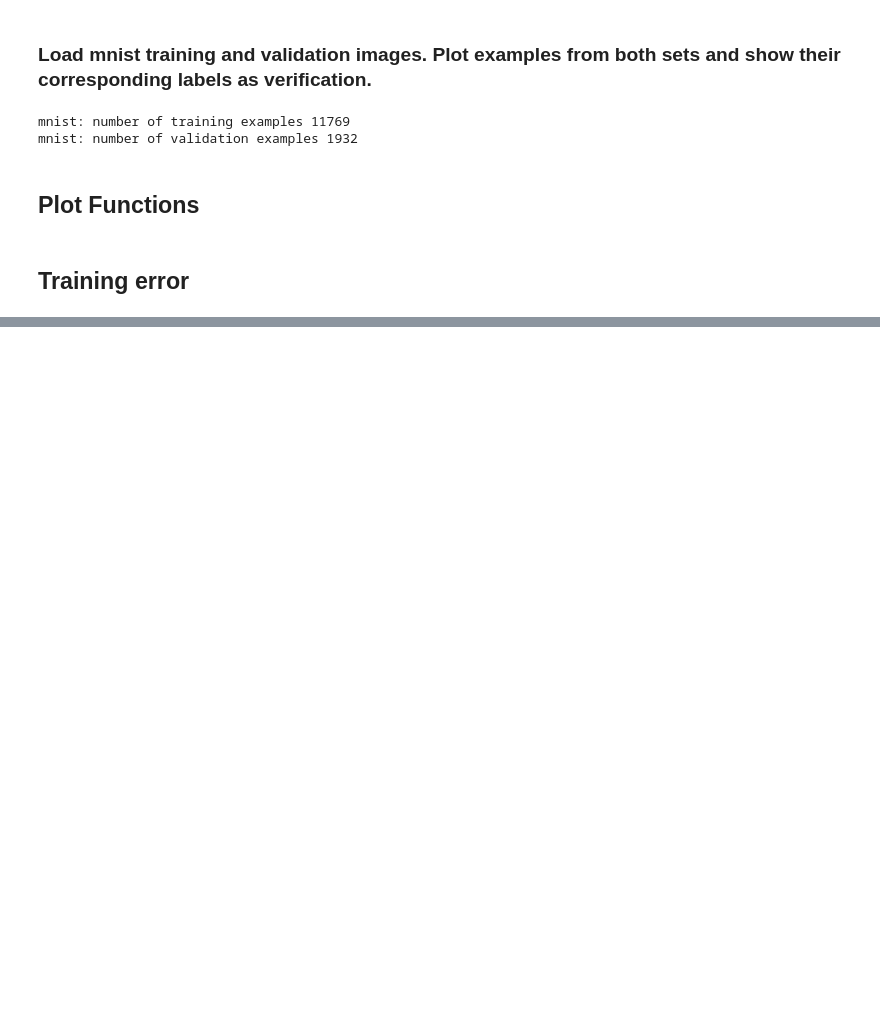
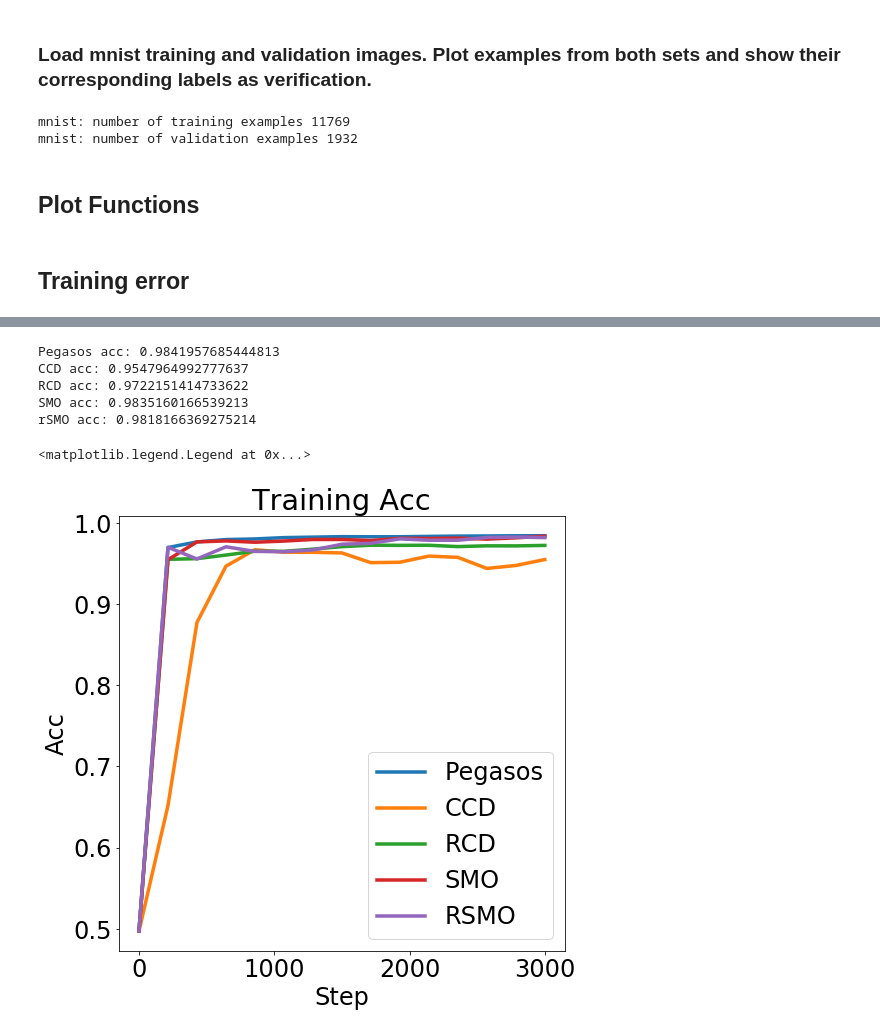
Before and after one commit to realmoment2017/Optimization_for_ML_FALL2018, a Jupyter notebook: final_project_iteration_comparison.ipynb, the cells around one changed output, grey strips where cells are left out. Cells and saved outputs as stored; diff of their text form; code cells hidden in the pictures; blank space fills up the shorter version.

```diff
--- a/final_project_iteration_comparison.ipynb
+++ b/final_project_iteration_comparison.ipynb
@@ -110,3 +110,36 @@ def set_primal_random_cd_params():
     num_steps = 4
     t_bias = 10
     return _lambda, num_steps, w0, t_bias
+# %%
+# pegasos
+pegasos_lambda, pegasos_num_steps, w0 = set_pegasos_params()   # initialize params
+pegasos_weight, pegasos_running_time = pegasos_gradient_descent(\
+                        w0, [pegasos_lambda]*pegasos_num_steps, train_vectors, train_labels, proj)   # training
+pegasos_output_weight = average_weight(pegasos_weight.copy())  # average weights as outputs
+print("Pegasos training error  ", objective(pegasos_output_weight[-1], pegasos_lambda, train_vectors, train_labels)) # print final training error
+print("        ")
+
+# primal cyclic coordinate descent
+primal_cyclic_cd_lambda, primal_cyclic_cd_num_steps, w0, t_bias = set_primal_cyclic_cd_params()
+primal_cyclic_cd_weight, primal_cyclic_cd_running_time = cyclic_coordinate_descent_primal_subgradient( \
+                        w0, [primal_cyclic_cd_lambda]*primal_cyclic_cd_num_steps, train_vectors, train_labels, t_bias, proj)
+primal_cyclic_cd_output_weight = average_weight(primal_cyclic_cd_weight.copy())
+print("CCD training error:  ", objective(primal_cyclic_cd_output_weight[-1], primal_cyclic_cd_lambda, train_vectors, train_labels))
+print("        ")
+
+# primal random coordinate descent
+primal_random_cd_lambda, primal_random_cd_num_steps, w0, t_bias = set_primal_random_cd_params()
+primal_random_cd_weight, primal_random_cd_running_time = random_coordinate_descent_primal_subgradient( \
+                        w0, [primal_random_cd_lambda]*primal_random_cd_num_steps, train_vectors, train_labels, t_bias, proj)
+primal_random_cd_output_weight = average_weight(primal_random_cd_weight.copy())
+print("RCD training error:  ", objective(primal_random_cd_output_weight[-1], primal_random_cd_lambda, train_vectors, train_labels))
+print("        ")
+
+# SVM using SMO descend
+smo_model = SMO(max_iter=1, kernel_type='linear', C=1.0, epsilon=0.001)
+smo_model.fit(train_vectors, train_labels)
+print("        ")
+
+# Random SMO
+rsmo_model = RSMO(max_iter=1, kernel_type='linear', C=1.0, epsilon=0.001)
+rsmo_model.fit(train_vectors, train_labels)
@@ -112,0 +186,19 @@ def set_primal_random_cd_params():
+# %%
+# training acc plot
+plt.figure(figsize=(8, 8))
+acc_plot(pegasos_output_weight[:plot_iters], train_vectors, train_labels, 'Pegasos', plot_dilation)
+acc_plot(primal_cyclic_cd_output_weight[:plot_iters], train_vectors, train_labels, 'CCD', plot_dilation)
+acc_plot(primal_random_cd_output_weight[:plot_iters], train_vectors, train_labels, 'RCD', plot_dilation)
+acc_plot(smo_model.w_ls[:plot_iters], train_vectors, train_labels, 'SMO', plot_dilation)
+acc_plot(rsmo_model.w_ls[:plot_iters], train_vectors, train_labels, 'rSMO', plot_dilation)
+
+plt.title(' Training Acc ')
+plt.legend(['Pegasos', 'CCD', 'RCD', 'SMO', 'RSMO'])
+# %% [output]
+Pegasos acc: 0.9841957685444813
+CCD acc: 0.9547964992777637
+RCD acc: 0.9722151414733622
+SMO acc: 0.9835160166539213
+rSMO acc: 0.9818166369275214
+<matplotlib.legend.Legend at 0x...>
+[figure, added]
```
Also changed, not shown: parts of 18 cells of this notebook, 17 other files.
